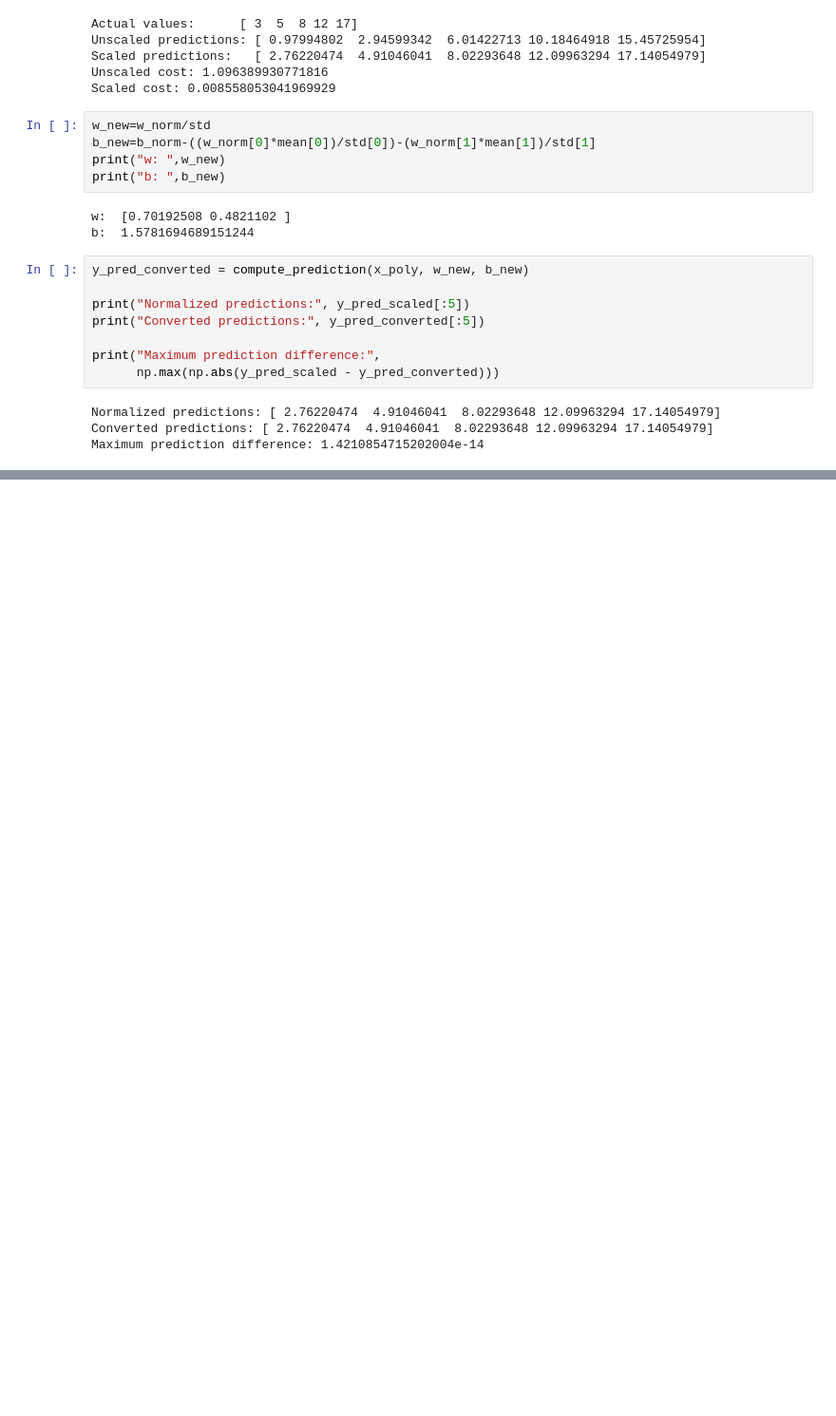
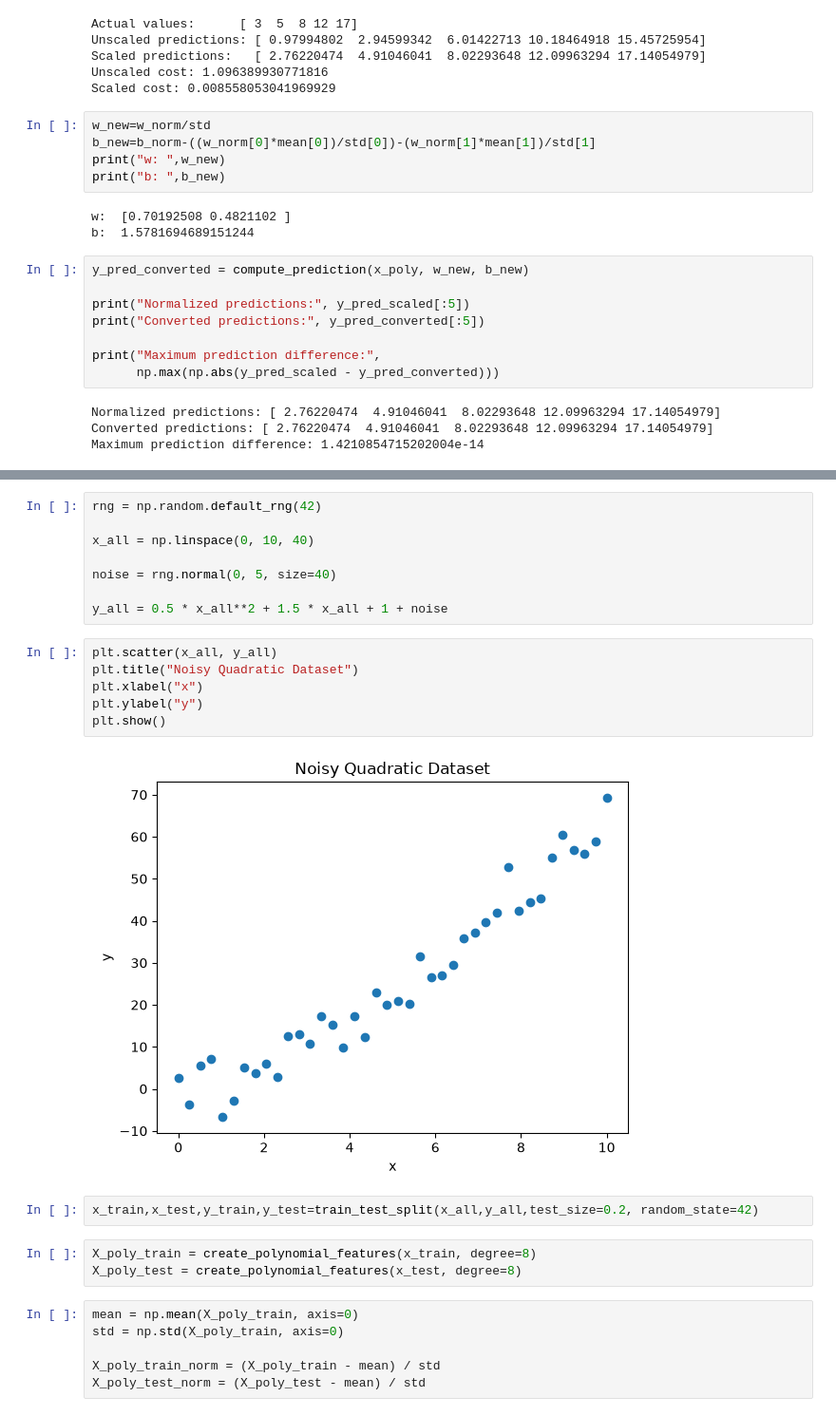
Before and after one commit to gelu1243-max/machine-learning-journey, a Jupyter notebook: supervised-lerning/linear-regresion/polynomial_regression.ipynb, the cells around one changed output, grey strips where cells are left out. Shown at 95% size. Drawn from its saved outputs; the diff is of its cells as text; blank space fills up the shorter version.

```diff
--- a/supervised-lerning/linear-regresion/polynomial_regression.ipynb
+++ b/supervised-lerning/linear-regresion/polynomial_regression.ipynb
@@ -266,0 +379,27 @@ Maximum prediction difference: 1.4210854715202004e-14
+# %%
+rng = np.random.default_rng(42)
+
+x_all = np.linspace(0, 10, 40)
+
+noise = rng.normal(0, 5, size=40)
+
+y_all = 0.5 * x_all**2 + 1.5 * x_all + 1 + noise
+# %%
+plt.scatter(x_all, y_all)
+plt.title("Noisy Quadratic Dataset")
+plt.xlabel("x")
+plt.ylabel("y")
+plt.show()
+# %% [output]
+[figure, added]
+# %%
+x_train,x_test,y_train,y_test=train_test_split(x_all,y_all,test_size=0.2, random_state=42)
+# %%
+X_poly_train = create_polynomial_features(x_train, degree=8)
+X_poly_test = create_polynomial_features(x_test, degree=8)
+# %%
+mean = np.mean(X_poly_train, axis=0)
+std = np.std(X_poly_train, axis=0)
+
+X_poly_train_norm = (X_poly_train - mean) / std
+X_poly_test_norm = (X_poly_test - mean) / std
```
Also changed, not shown: parts of 18 cells of this notebook.
